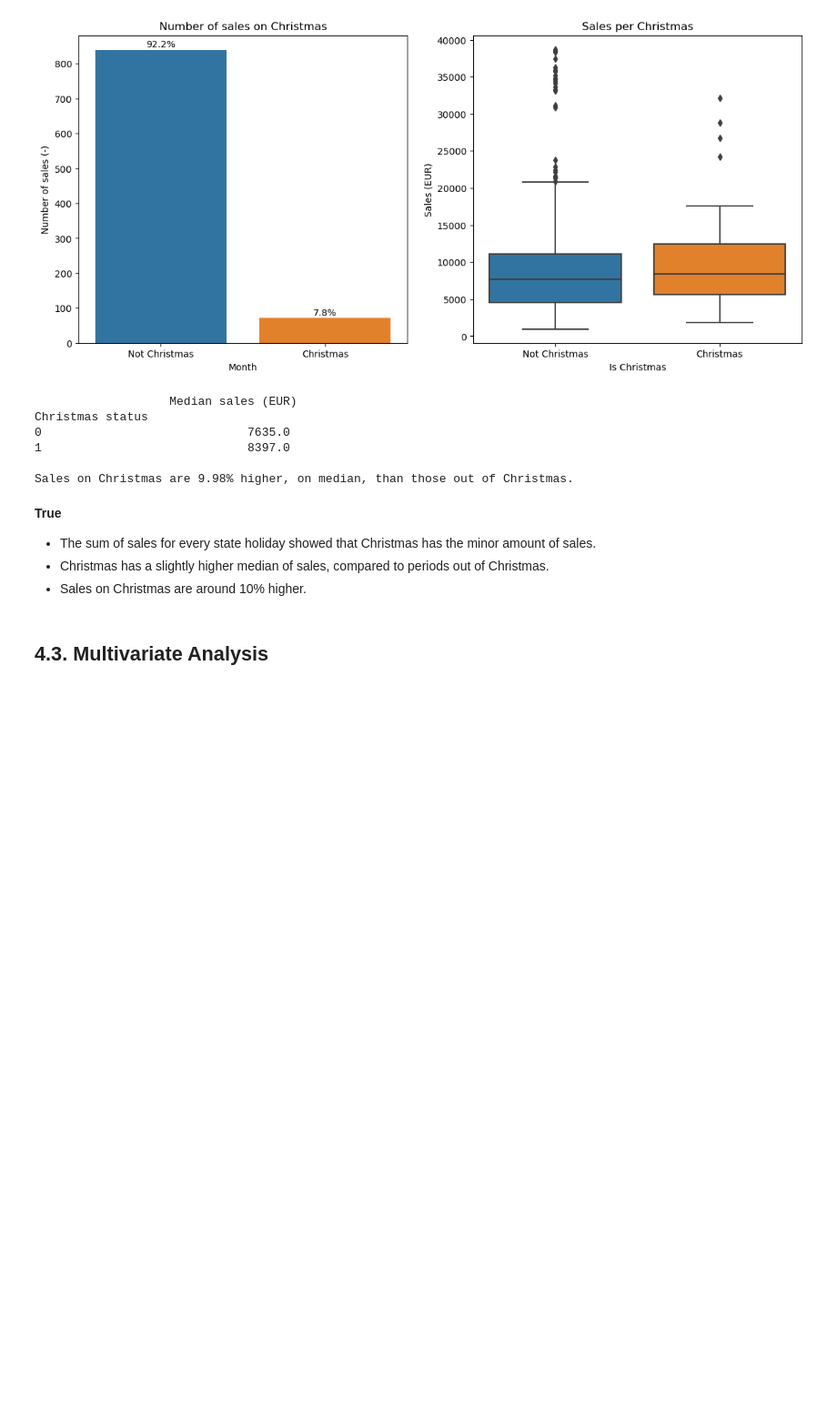
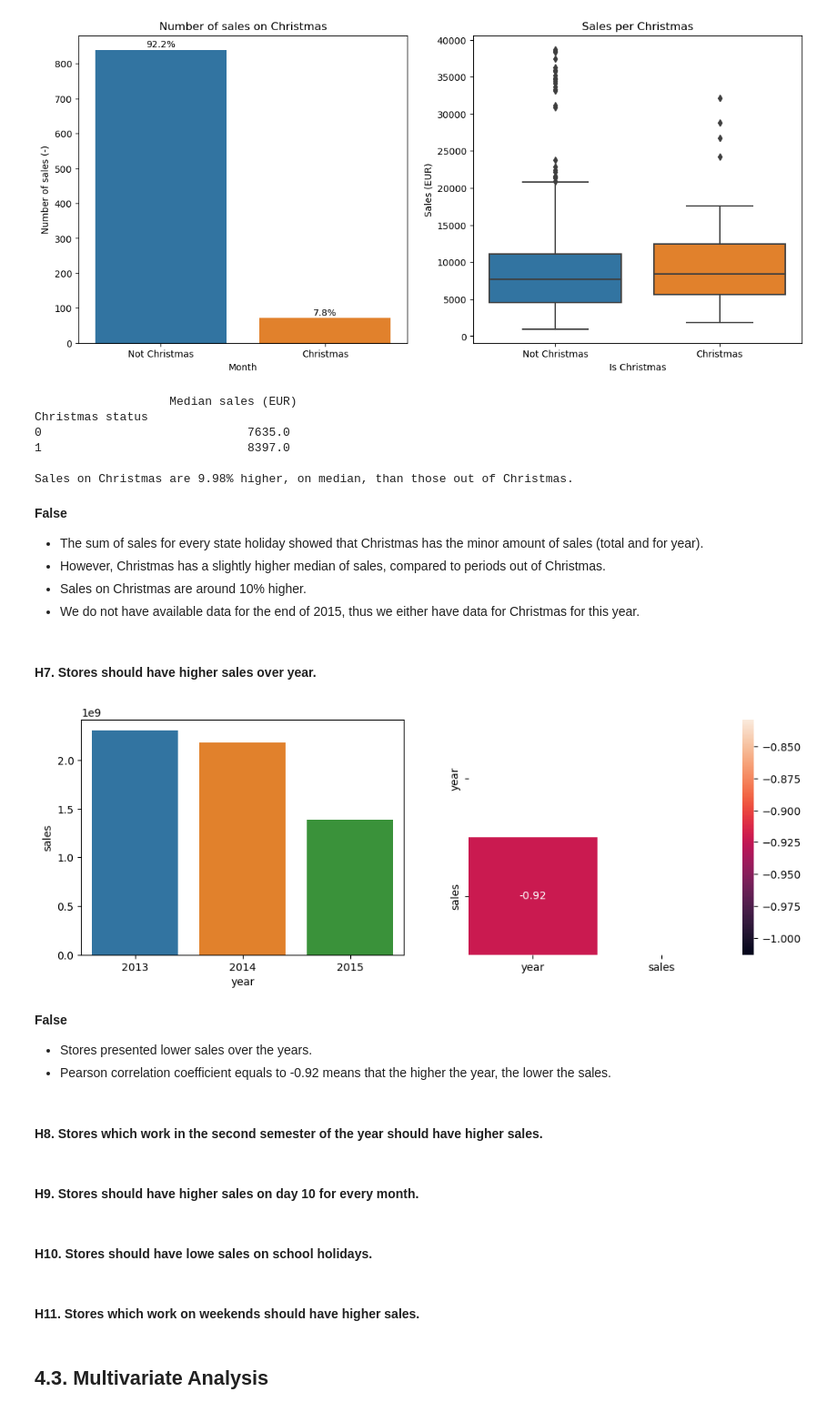
Before and after one commit to lucasquemelli/Rossman_Store_Sales, a Jupyter notebook: rossmann_store_sales.ipynb, the cells around one changed output. Shown at 91% size. Cells and saved outputs as stored; diff of their text form; code cells hidden in the pictures; blank space fills up the shorter version.

```diff
--- a/rossmann_store_sales.ipynb
+++ b/rossmann_store_sales.ipynb
@@ -1235,10 +1244,41 @@ Christmas status
 
 Sales on Christmas are 9.98% higher, on median, than those out of Christmas.
 # %% [markdown]
-**True**
+**False**
 
-- The sum of sales for every state holiday showed that Christmas has the minor amount of sales.
-- Christmas has a slightly higher median of sales, compared to periods out of Christmas.
+- The sum of sales for every state holiday showed that Christmas has the minor amount of sales (total and for year).
+- However, Christmas has a slightly higher median of sales, compared to periods out of Christmas.
 - Sales on Christmas are around 10% higher.
+- We do not have available data for the end of 2015, thus we either have data for Christmas for this year.
+# %% [markdown]
+#### H7. Stores should have higher sales over year.
+# %%
+aux1 = df4[["sales", "year"]].groupby("year").sum().reset_index()
+
+plt.figure(figsize = (12,4))
+
+plt.subplot(1,2,1)
+sns.barplot(x="year", y="sales", data=aux1)
+
+mask = np.zeros_like(aux1.corr(method="pearson"), dtype=bool)
+mask[np.triu_indices_from(mask)] = True
+
+plt.subplot(1,2,2)
+sns.heatmap(aux1.corr(method="pearson"), mask = mask, annot=True);
+# %% [output]
+[figure, added]
+# %% [markdown]
+**False**
+
+- Stores presented lower sales over the years.
+- Pearson correlation coefficient equals to -0.92 means that the higher the year, the lower the sales.
+# %% [markdown]
+#### H8. Stores which work in the second semester of the year should have higher sales.
+# %% [markdown]
+#### H9. Stores should have higher sales on day 10 for every month.
+# %% [markdown]
+#### H10. Stores should have lowe sales on school holidays.
+# %% [markdown]
+#### H11. Stores which work on weekends should have higher sales.
 # %% [markdown]
 ## 4.3. Multivariate Analysis
```
Also changed, not shown: parts of 1 cell of this notebook.
